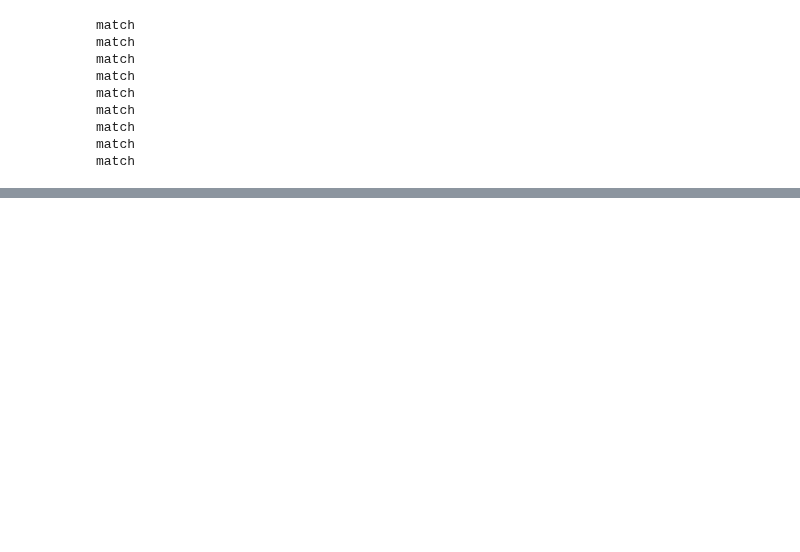
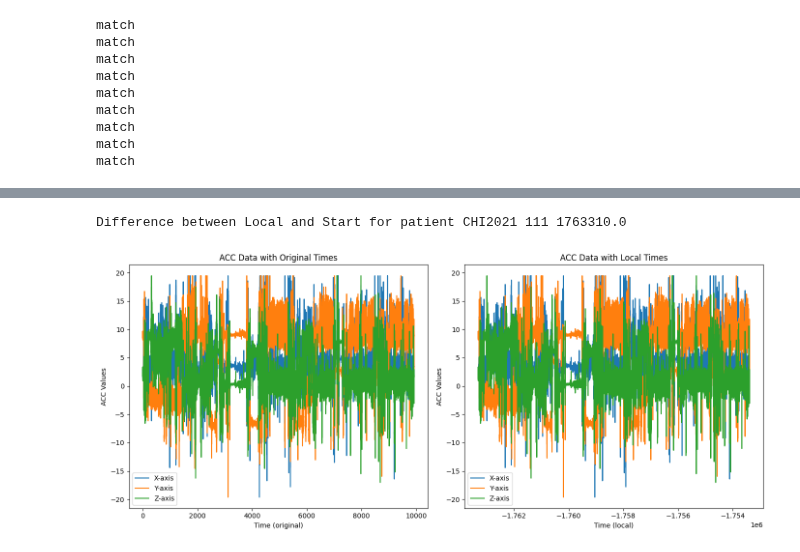
Before and after one commit to ScreamingPigeon/ms-analysis-23, a Jupyter notebook: read.ipynb, the cells around one changed output, grey strips where cells are left out. Cells and saved outputs as stored; diff of their text form; code cells hidden in the pictures; blank space fills up the shorter version.

```diff
--- a/read.ipynb
+++ b/read.ipynb
@@ -10,10 +10,10 @@ import jsonpickle
 import matplotlib.pyplot as plt
 import plotly.express as px
 # %%
-src = './data/HOA Data'
+src = './Data/HOA_Data'
 # to-do
 
-excel = './data/HOA Data/chi_unix.xlsx'
+excel = './Data/HOA_Data/chi_unix.xlsx'
 excel = pd.read_excel(excel)
 
 
@@ -218,0 +300,43 @@ Local:  10509.0   10635.0 Global:  1623083358   1623083484
+# %%
+import pandas as pd
+import numpy as np
+import matplotlib.pyplot as plt
+
+person_11 = patients[10].acc
+person_12 = patients[11].acc
+
+
+# Assuming a hypothetical local time adjustment (e.g., subtracting a fixed offset)
+local_time_adjustment = patients[1].activities[1].start - patients[1].csv_time
+print(f"Difference between Local and Start for patient {patients[10].id} {local_time_adjustment}")
+person_11['local_t'] = person_11['t'] - local_time_adjustment
+
+# Plotting the original times
+plt.figure(figsize=(14, 6))
+
+# Original times plot
+plt.subplot(1, 2, 1)
+plt.plot(person_11['t'], person_11['x'], label='X-axis')
+plt.plot(person_11['t'], person_11['y'], label='Y-axis')
+plt.plot(person_11['t'], person_11['z'], label='Z-axis')
+plt.title('ACC Data with Original Times')
+plt.xlabel('Time (original)')
+plt.ylabel('ACC Values')
+plt.legend()
+
+# Local times plot
+plt.subplot(1, 2, 2)
+plt.plot(person_11['local_t'], person_11['x'], label='X-axis')
+plt.plot(person_11['local_t'], person_11['y'], label='Y-axis')
+plt.plot(person_11['local_t'], person_11['z'], label='Z-axis')
+plt.title('ACC Data with Local Times')
+plt.xlabel('Time (local)')
+plt.ylabel('ACC Values')
+plt.legend()
+
+plt.tight_layout()
+plt.show()
+plt.show()
+# %% [output]
+Difference between Local and Start for patient CHI2021 111 1763310.0
+[figure, added]
```
Also changed, not shown: parts of 15 cells of this notebook, 3 other files.
